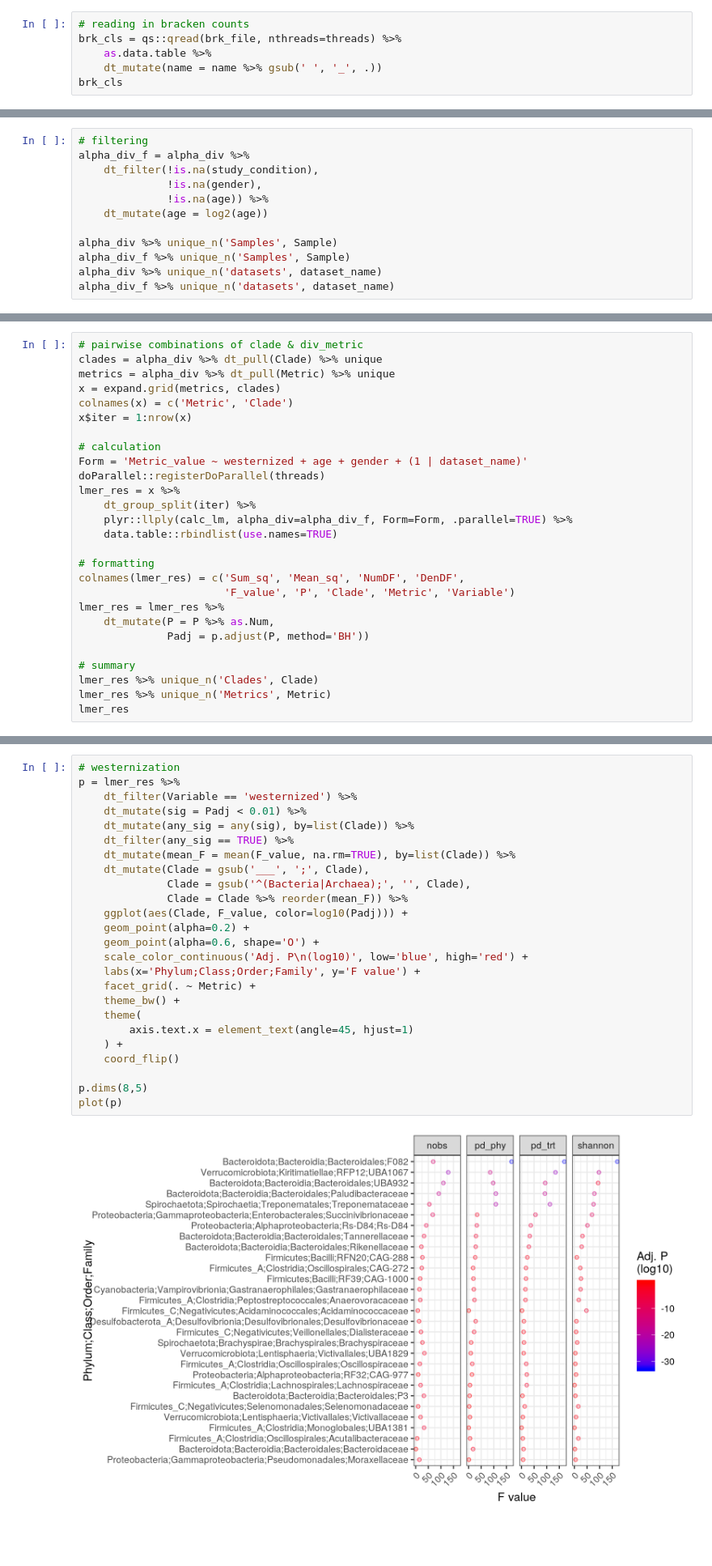
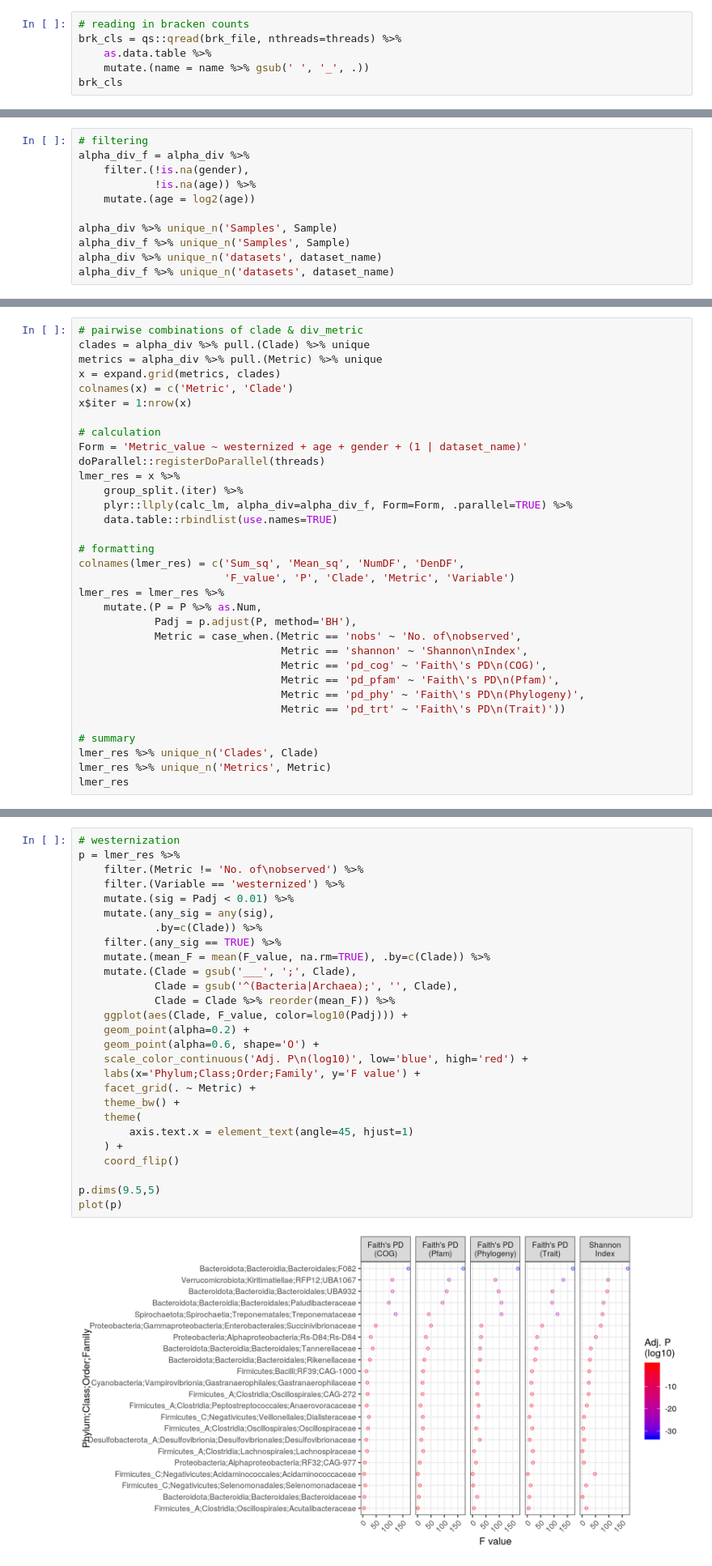
Before and after one commit to leylabmpi/global_metagenome_diversity, a Jupyter notebook: notebooks/02_comm_diversity/05_alpha_div_by-clade.ipynb, the cells around one changed output, grey strips where cells are left out. Shown at 81% size. Saved outputs shown, nothing was run; the diff lists cells and outputs as text; blank space fills up the shorter version.

```diff
--- a/notebooks/02_comm_diversity/05_alpha_div_by-clade.ipynb
+++ b/notebooks/02_comm_diversity/05_alpha_div_by-clade.ipynb
@@ -177,7 +223,7 @@ union(x,y): 23360
 # reading in bracken counts
 brk_cls = qs::qread(brk_file, nthreads=threads) %>%
     as.data.table %>%
-    dt_mutate(name = name %>% gsub(' ', '_', .))
+    mutate.(name = name %>% gsub(' ', '_', .))
 brk_cls
 # %% [output]
 A tidytable: 4934812 × 13
@@ -511,10 +554,9 @@ plot(p)
 # %%
 # filtering
 alpha_div_f = alpha_div %>%
-    dt_filter(!is.na(study_condition),
-              !is.na(gender),
-              !is.na(age)) %>%
-    dt_mutate(age = log2(age))
+    filter.(!is.na(gender),
+            !is.na(age)) %>%
+    mutate.(age = log2(age))
 
 alpha_div %>% unique_n('Samples', Sample)
 alpha_div_f %>% unique_n('Samples', Sample)
@@ -527,8 +569,8 @@ No. of unique datasets: 33
 No. of unique datasets: 17
 # %%
 # pairwise combinations of clade & div_metric
-clades = alpha_div %>% dt_pull(Clade) %>% unique
-metrics = alpha_div %>% dt_pull(Metric) %>% unique
+clades = alpha_div %>% pull.(Clade) %>% unique
+metrics = alpha_div %>% pull.(Metric) %>% unique
 x = expand.grid(metrics, clades)
 colnames(x) = c('Metric', 'Clade')
 x$iter = 1:nrow(x)
@@ -537,7 +579,7 @@ x$iter = 1:nrow(x)
 Form = 'Metric_value ~ westernized + age + gender + (1 | dataset_name)'
 doParallel::registerDoParallel(threads)
 lmer_res = x %>%
-    dt_group_split(iter) %>%
+    group_split.(iter) %>%
     plyr::llply(calc_lm, alpha_div=alpha_div_f, Form=Form, .parallel=TRUE) %>%
     data.table::rbindlist(use.names=TRUE)
 
@@ -545,8 +587,14 @@ lmer_res = x %>%
 colnames(lmer_res) = c('Sum_sq', 'Mean_sq', 'NumDF', 'DenDF',
                        'F_value', 'P', 'Clade', 'Metric', 'Variable')
 lmer_res = lmer_res %>%
-    dt_mutate(P = P %>% as.Num,
-              Padj = p.adjust(P, method='BH'))
+    mutate.(P = P %>% as.Num,
+            Padj = p.adjust(P, method='BH'),
+            Metric = case_when.(Metric == 'nobs' ~ 'No. of\nobserved',
+                                Metric == 'shannon' ~ 'Shannon\nIndex',
+                                Metric == 'pd_cog' ~ 'Faith\'s PD\n(COG)',
+                                Metric == 'pd_pfam' ~ 'Faith\'s PD\n(Pfam)',
+                                Metric == 'pd_phy' ~ 'Faith\'s PD\n(Phylogeny)',
+                                Metric == 'pd_trt' ~ 'Faith\'s PD\n(Trait)'))
 
 # summary
 lmer_res %>% unique_n('Clades', Clade)
@@ -592,29 +640,31 @@ Warning message:
 # %%
 # westernization
 p = lmer_res %>%
-    dt_filter(Variable == 'westernized') %>%
-    dt_mutate(sig = Padj < 0.01) %>%
-    dt_mutate(any_sig = any(sig), by=list(Clade)) %>%
-    dt_filter(any_sig == TRUE) %>%
-    dt_mutate(mean_F = mean(F_value, na.rm=TRUE), by=list(Clade)) %>%
-    dt_mutate(Clade = gsub('___', ';', Clade),
-              Clade = gsub('^(Bacteria|Archaea);', '', Clade),
-              Clade = Clade %>% reorder(mean_F)) %>%
+    filter.(Metric != 'No. of\nobserved') %>%
+    filter.(Variable == 'westernized') %>%
+    mutate.(sig = Padj < 0.01) %>%
+    mutate.(any_sig = any(sig),
+            .by=c(Clade)) %>%
+    filter.(any_sig == TRUE) %>%
+    mutate.(mean_F = mean(F_value, na.rm=TRUE), .by=c(Clade)) %>%
+    mutate.(Clade = gsub('___', ';', Clade),
+            Clade = gsub('^(Bacteria|Archaea);', '', Clade),
+            Clade = Clade %>% reorder(mean_F)) %>%
     ggplot(aes(Clade, F_value, color=log10(Padj))) +
     geom_point(alpha=0.2) +
     geom_point(alpha=0.6, shape='O') +
     scale_color_continuous('Adj. P\n(log10)', low='blue', high='red') +
     labs(x='Phylum;Class;Order;Family', y='F value') +
     facet_grid(. ~ Metric) +
     theme_bw() +
     theme(
         axis.text.x = element_text(angle=45, hjust=1)
     ) +
     coord_flip()
 
-p.dims(8,5)
+p.dims(9.5,5)
 plot(p)
 # %% [output]
-[figure, old version]
+[figure, new version]
 # %%
 p = lmer_res %>%
```
Also changed, not shown: parts of 50 cells of this notebook, 20 other files.
